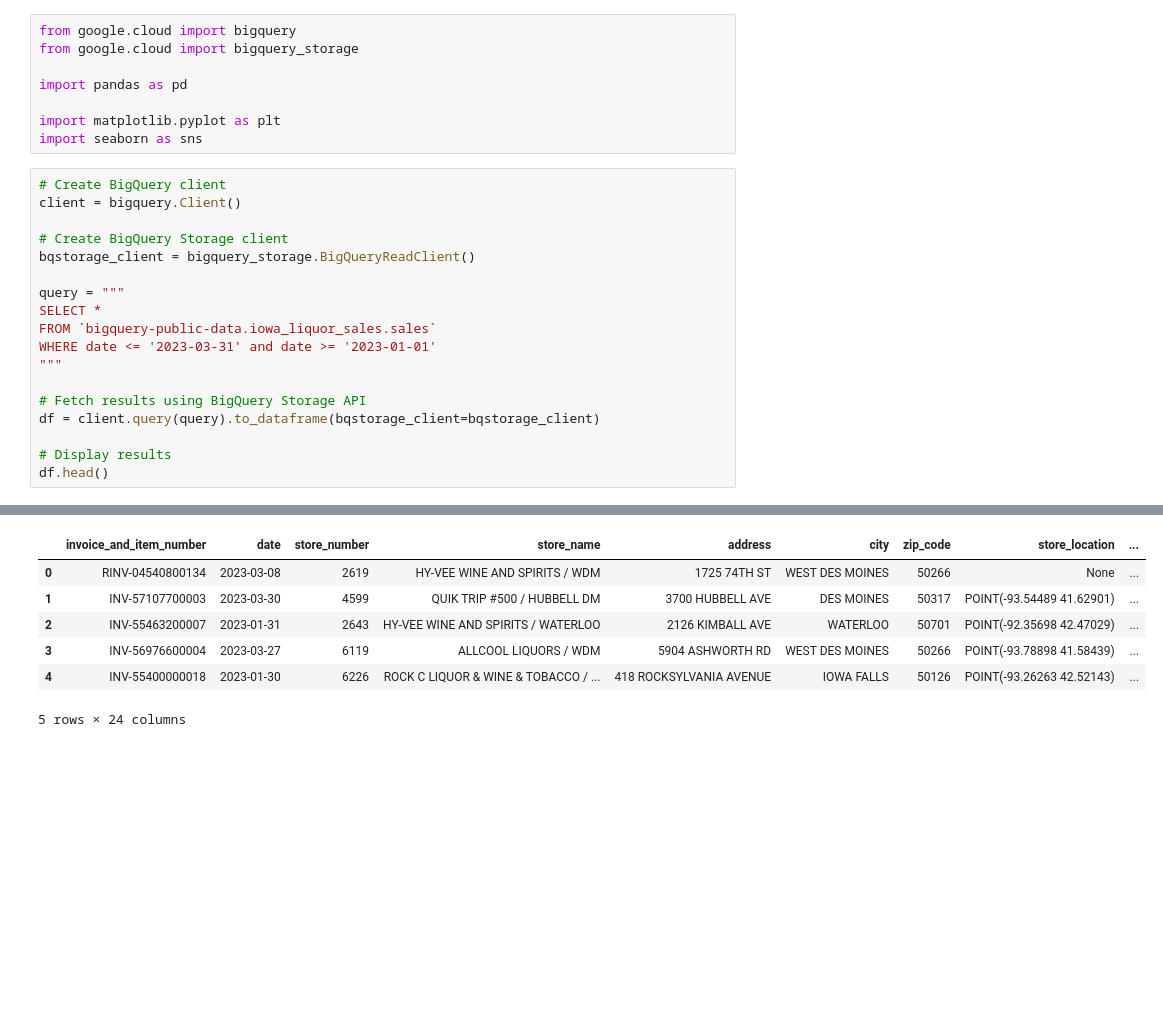
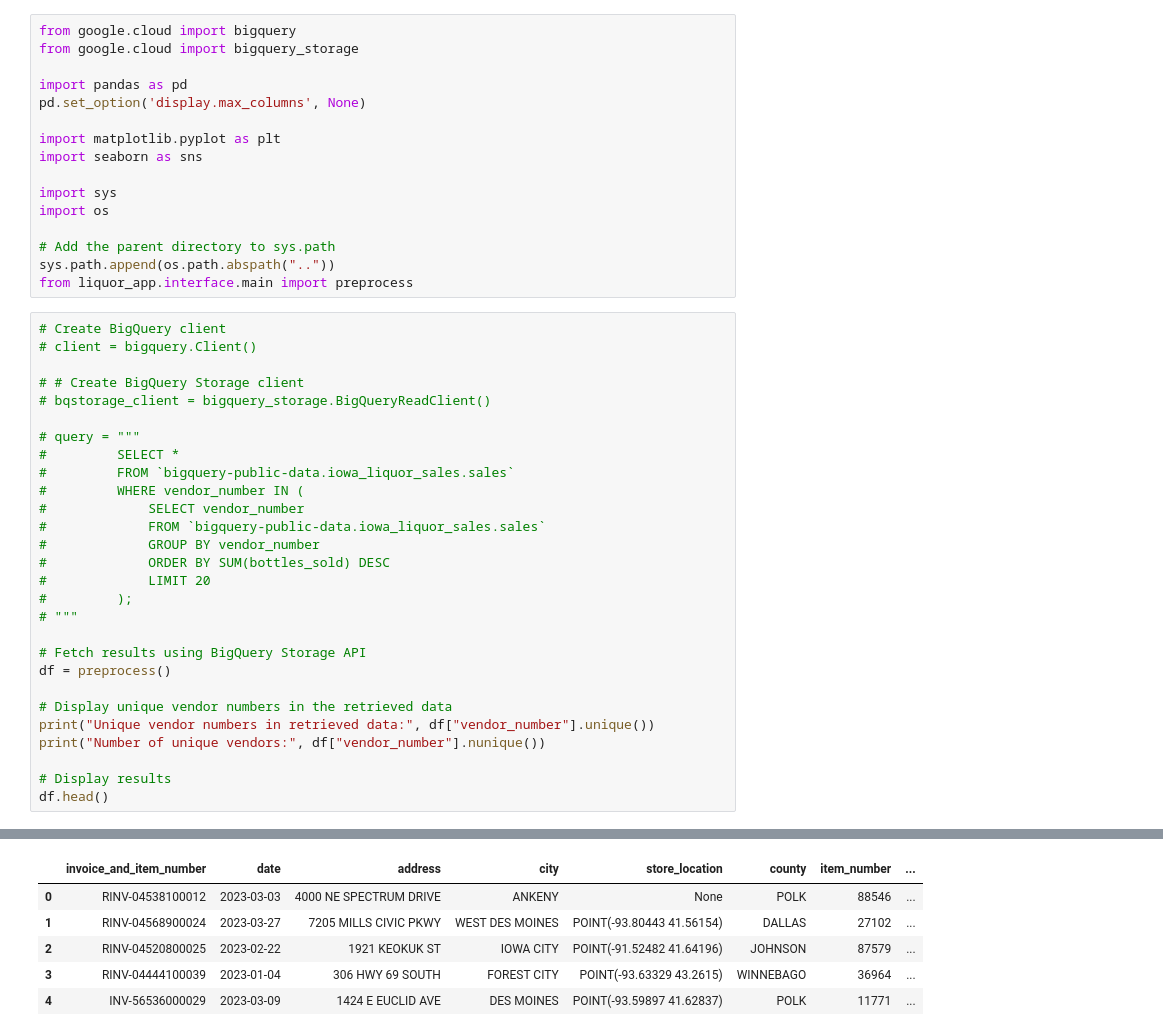
Before and after one commit to hilinski/liquor_demand_forecasting, a Jupyter notebook: notebooks/felipe.ipynb, the cells around one changed output, grey strips where cells are left out. Saved outputs shown, nothing was run; the diff lists cells and outputs as text; blank space fills up the shorter version.

Commit message:
Updated the query to fetch cleaned data from bigquery, added some graphs on notebook felipe.ipynb for data exploration

```diff
--- a/notebooks/felipe.ipynb
+++ b/notebooks/felipe.ipynb
@@ -3,24 +12,42 @@ from google.cloud import bigquery
 from google.cloud import bigquery_storage
 
 import pandas as pd
+pd.set_option('display.max_columns', None)
 
 import matplotlib.pyplot as plt
 import seaborn as sns
+
+import sys
+import os
+
+# Add the parent directory to sys.path
+sys.path.append(os.path.abspath(".."))
+from liquor_app.interface.main import preprocess
 # %%
 # Create BigQuery client
-client = bigquery.Client()
+# client = bigquery.Client()
 
-# Create BigQuery Storage client
-bqstorage_client = bigquery_storage.BigQueryReadClient()
+# # Create BigQuery Storage client
+# bqstorage_client = bigquery_storage.BigQueryReadClient()
 
-query = """
-SELECT *
-FROM `bigquery-public-data.iowa_liquor_sales.sales`
-WHERE date <= '2023-03-31' and date >= '2023-01-01'
-"""
+# query = """
+#         SELECT *
+#         FROM `bigquery-public-data.iowa_liquor_sales.sales`
+#         WHERE vendor_number IN (
+#             SELECT vendor_number
+#             FROM `bigquery-public-data.iowa_liquor_sales.sales`
+#             GROUP BY vendor_number
+#             ORDER BY SUM(bottles_sold) DESC
+#             LIMIT 20
+#         );
+# """
 
 # Fetch results using BigQuery Storage API
-df = client.query(query).to_dataframe(bqstorage_client=bqstorage_client)
+df = preprocess()
+
+# Display unique vendor numbers in the retrieved data
+print("Unique vendor numbers in retrieved data:", df["vendor_number"].unique())
+print("Number of unique vendors:", df["vendor_number"].nunique())
 
 # Display results
 df.head()
@@ -28,10 +72,9 @@ df.head()
-|  | invoice_and_item_number | date | store_number | store_name | address | city | zip_code | store_location | ... |
-| 0 | RINV-04540800134 | 2023-03-08 | 2619 | HY-VEE WINE AND SPIRITS / WDM | 1725 74TH ST | WEST DES MOINES | 50266 | None | ... |
-| 1 | INV-57107700003 | 2023-03-30 | 4599 | QUIK TRIP #500 / HUBBELL DM | 3700 HUBBELL AVE | DES MOINES | 50317 | POINT(-93.54489 41.62901) | ... |
-| 2 | INV-55463200007 | 2023-01-31 | 2643 | HY-VEE WINE AND SPIRITS / WATERLOO | 2126 KIMBALL AVE | WATERLOO | 50701 | POINT(-92.35698 42.47029) | ... |
-| 3 | INV-56976600004 | 2023-03-27 | 6119 | ALLCOOL LIQUORS / WDM | 5904 ASHWORTH RD | WEST DES MOINES | 50266 | POINT(-93.78898 41.58439) | ... |
-| 4 | INV-55400000018 | 2023-01-30 | 6226 | ROCK C LIQUOR & WINE & TOBACCO / ... | 418 ROCKSYLVANIA AVENUE | IOWA FALLS | 50126 | POINT(-93.26263 42.52143) | ... |
+|  | invoice_and_item_number | date | address | city | store_location | county | item_number | ... |
+| 0 | RINV-04538100012 | 2023-03-03 | 4000 NE SPECTRUM DRIVE | ANKENY | None | POLK | 88546 | ... |
+| 1 | RINV-04568900024 | 2023-03-27 | 7205 MILLS CIVIC PKWY | WEST DES MOINES | POINT(-93.80443 41.56154) | DALLAS | 27102 | ... |
+| 2 | RINV-04520800025 | 2023-02-22 | 1921 KEOKUK ST | IOWA CITY | POINT(-91.52482 41.64196) | JOHNSON | 87579 | ... |
+| 3 | RINV-04444100039 | 2023-01-04 | 306 HWY 69 SOUTH | FOREST CITY | POINT(-93.63329 43.2615) | WINNEBAGO | 36964 | ... |
+| 4 | INV-56536000029 | 2023-03-09 | 1424 E EUCLID AVE | DES MOINES | POINT(-93.59897 41.62837) | POLK | 11771 | ... |
-5 rows × 24 columns
 # %%
 df.info()
 # %% [output]
```
Also changed, not shown: parts of 22 cells of this notebook, 1 other file.
